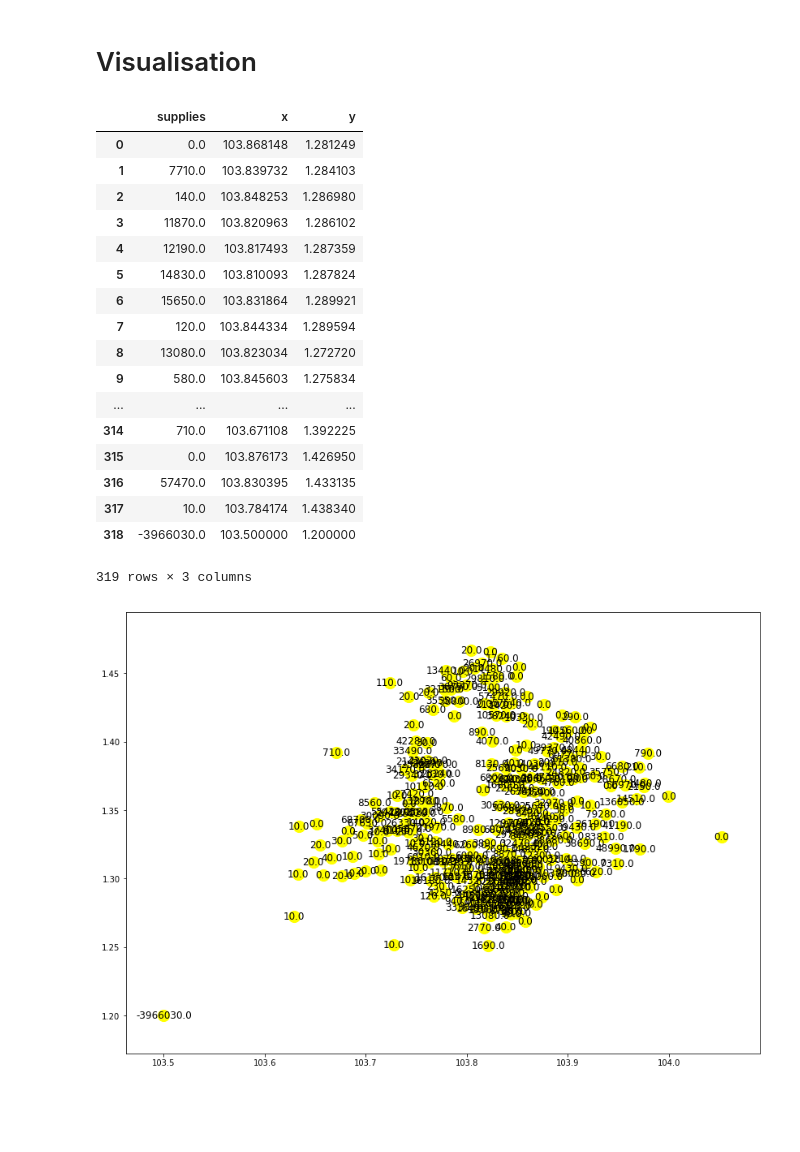
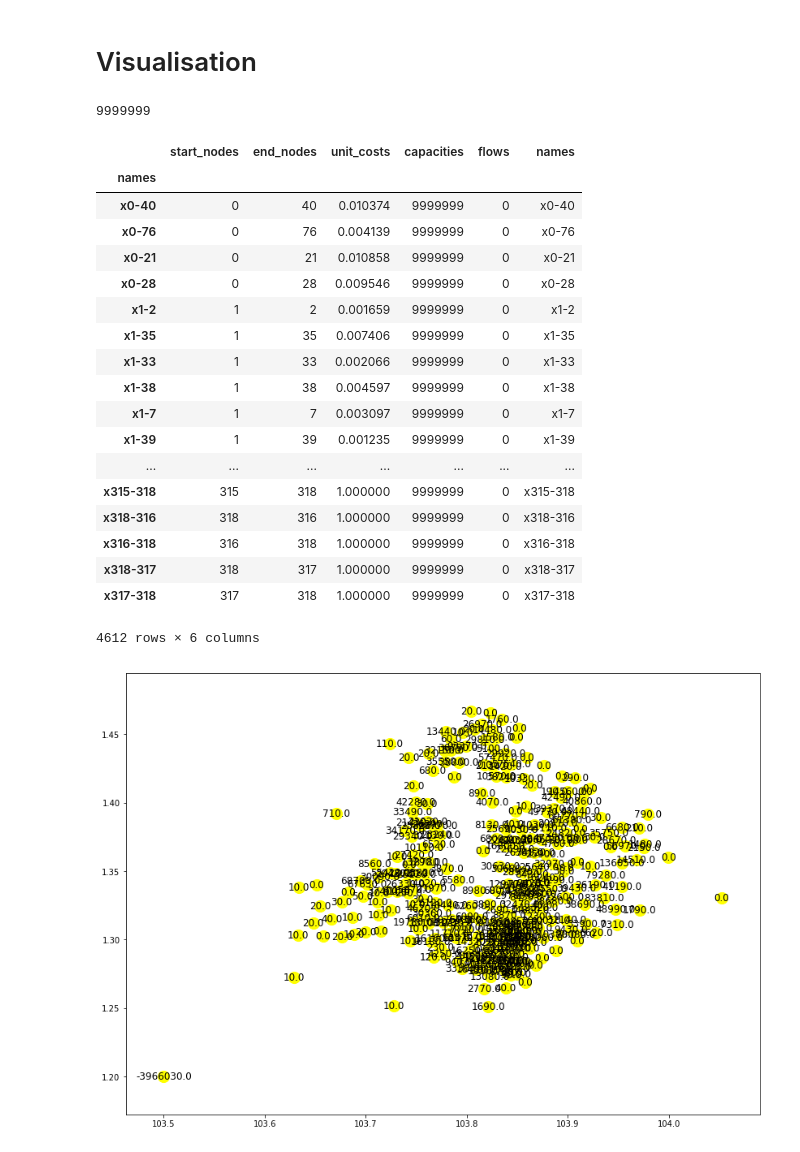
Before and after one commit to tonghuikang/draw-sgp-electoral-boundaries, a Jupyter notebook: modelling/equal_consts.ipynb, the cells around one changed output. Saved outputs shown, nothing was run; the diff lists cells and outputs as text; code cells hidden in the pictures; blank space fills up the shorter version.

```diff
--- a/modelling/equal_consts.ipynb
+++ b/modelling/equal_consts.ipynb
@@ -53,9 +53,9 @@ edges.sample(5)
 def augment_nodes(nodes, edges):
     for i,ss in enumerate(nodes["supplies"]):
         edges.loc[len(edges)] = [i, len(nodes), 1, 9999999, 0,
-                                 "x"+str(i)+"_"+str(len(nodes))]
+                                 "x"+str(i)+"-"+str(len(nodes))]
         edges.loc[len(edges)] = [len(nodes), i, 1, 9999999, 0,
-                                 "x"+str(i)+"_"+str(len(nodes))]
+                                 "x"+str(i)+"-"+str(len(nodes))]
     nodes.loc[len(nodes)] = [-sum(nodes["supplies"]), 103.5, 1.2]
     edges.index = edges["names"]
     return nodes, edges
@@ -68,11 +68,13 @@ nodes, edges = augment_nodes(nodes, edges)
 # %%
 def make_undirected(edges):
     for i,row in edges.iterrows():
+        row = row.copy()
         row["end_nodes"], row["start_nodes"] = row["start_nodes"], row["end_nodes"]
         row["names"] = "x"+str(row["start_nodes"])+"-"+str(row["end_nodes"])
         edges.loc[len(edges)] = row
     edges.index = edges["names"]
     return edges
 # %%
-# edges = make_undirected(edges)
+%%time
+edges = make_undirected(edges)
 # edges
@@ -111,27 +116,32 @@ matrix_unit_costs, matrix_capacities, matrix_flows, matrix_names = get_adjacency
 # matrix_unit_costs, matrix_capacities, matrix_flows, matrix_names
 # %% [markdown]
 # Visualisation
-# %%
-nodes
-# %% [output]
-|  | supplies | x | y |
-| 0 | 0.0 | 103.868148 | 1.281249 |
-| 1 | 7710.0 | 103.839732 | 1.284103 |
-| 2 | 140.0 | 103.848253 | 1.286980 |
-| 3 | 11870.0 | 103.820963 | 1.286102 |
-| 4 | 12190.0 | 103.817493 | 1.287359 |
-| 5 | 14830.0 | 103.810093 | 1.287824 |
-| 6 | 15650.0 | 103.831864 | 1.289921 |
-| 7 | 120.0 | 103.844334 | 1.289594 |
-| 8 | 13080.0 | 103.823034 | 1.272720 |
-| 9 | 580.0 | 103.845603 | 1.275834 |
-| ... | ... | ... | ... |
-| 314 | 710.0 | 103.671108 | 1.392225 |
-| 315 | 0.0 | 103.876173 | 1.426950 |
-| 316 | 57470.0 | 103.830395 | 1.433135 |
-| 317 | 10.0 | 103.784174 | 1.438340 |
-| 318 | -3966030.0 | 103.500000 | 1.200000 |
-319 rows × 3 columns
+# %%
+matrix_capacities[30][0]
+# %% [output]
+9999999
+# %%
+edges
+# %% [output]
+|  | start_nodes | end_nodes | unit_costs | capacities | flows | names |
+| names |  |  |  |  |  |  |
+| x0-40 | 0 | 40 | 0.010374 | 9999999 | 0 | x0-40 |
+| x0-76 | 0 | 76 | 0.004139 | 9999999 | 0 | x0-76 |
+| x0-21 | 0 | 21 | 0.010858 | 9999999 | 0 | x0-21 |
+| x0-28 | 0 | 28 | 0.009546 | 9999999 | 0 | x0-28 |
+| x1-2 | 1 | 2 | 0.001659 | 9999999 | 0 | x1-2 |
+| x1-35 | 1 | 35 | 0.007406 | 9999999 | 0 | x1-35 |
+| x1-33 | 1 | 33 | 0.002066 | 9999999 | 0 | x1-33 |
+| x1-38 | 1 | 38 | 0.004597 | 9999999 | 0 | x1-38 |
+| x1-7 | 1 | 7 | 0.003097 | 9999999 | 0 | x1-7 |
+| x1-39 | 1 | 39 | 0.001235 | 9999999 | 0 | x1-39 |
+| ... | ... | ... | ... | ... | ... | ... |
+| x315-318 | 315 | 318 | 1.000000 | 9999999 | 0 | x315-318 |
+| x318-316 | 318 | 316 | 1.000000 | 9999999 | 0 | x318-316 |
+| x316-318 | 316 | 318 | 1.000000 | 9999999 | 0 | x316-318 |
+| x318-317 | 318 | 317 | 1.000000 | 9999999 | 0 | x318-317 |
+| x317-318 | 317 | 318 | 1.000000 | 9999999 | 0 | x317-318 |
+4612 rows × 6 columns
 # %%
 def plot_graph(nodes, edges):
     start_nodes = edges["start_nodes"]
```
Also changed, not shown: parts of 6 cells of this notebook.
